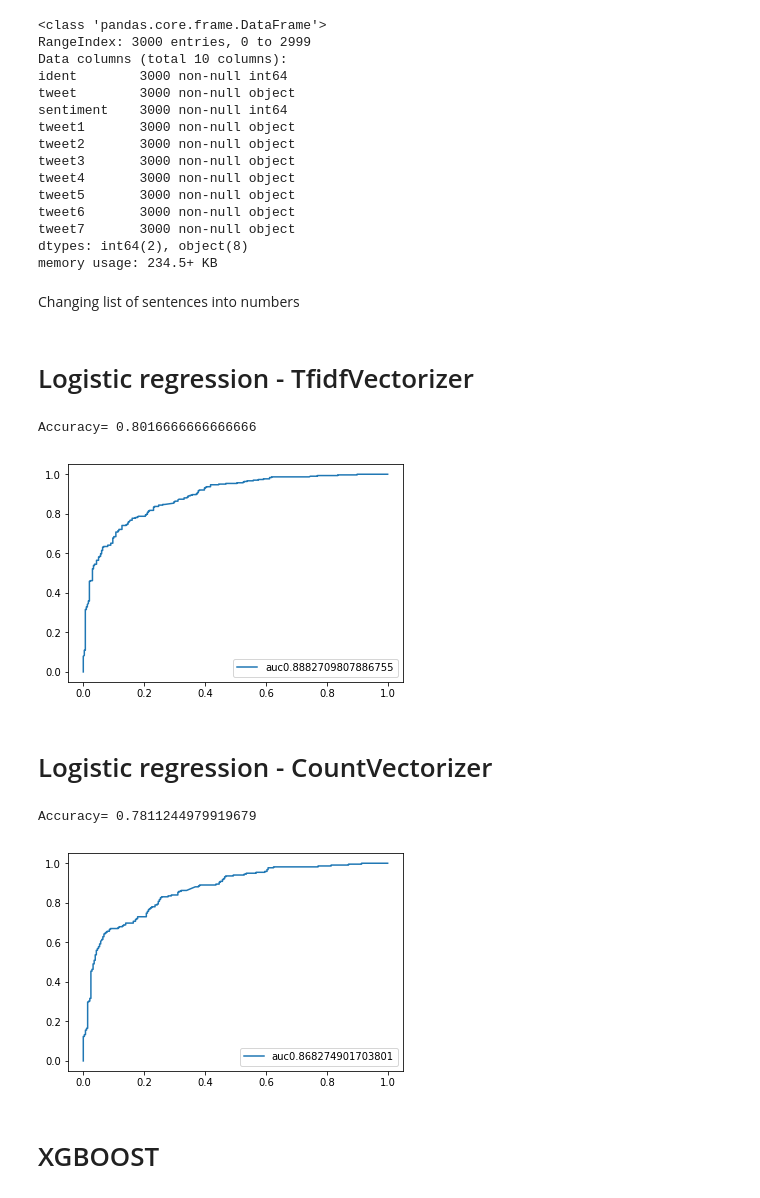
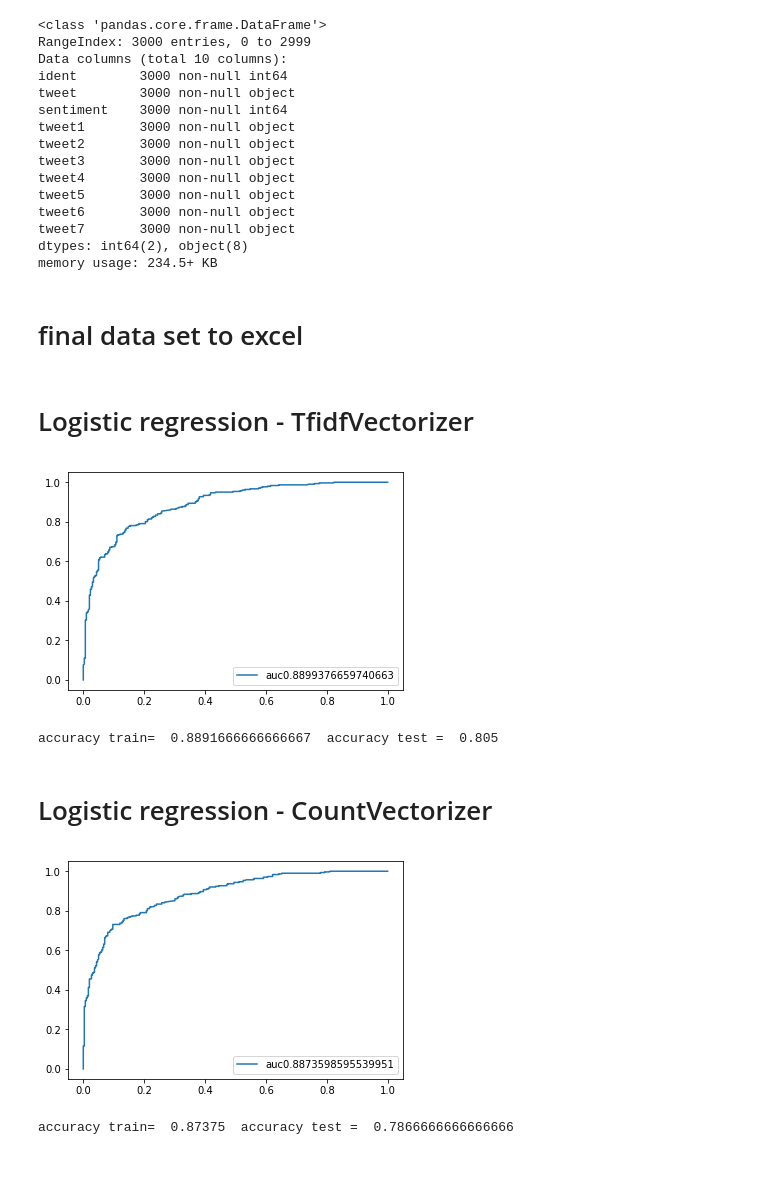
Before and after one commit to wkordas1965/projects, a Jupyter notebook: nlp_tweets.ipynb, the cells around one changed output. Saved outputs shown, nothing was run; the diff lists cells and outputs as text; code cells hidden in the pictures; blank space fills up the shorter version.

```diff
--- a/nlp_tweets.ipynb
+++ b/nlp_tweets.ipynb
@@ -452,8 +452,8 @@ tweet6       3000 non-null object
 tweet7       3000 non-null object
 dtypes: int64(2), object(8)
 memory usage: 234.5+ KB
-# %% [markdown]
-Changing list of sentences into numbers
+# %% [markdown]
+# final data set to excel
 # %%
 dftweets.to_excel('tweets.xlsx')
 # %% [markdown]
@@ -461,30 +461,41 @@ dftweets.to_excel('tweets.xlsx')
 # %%
 from sklearn.feature_extraction.text import TfidfVectorizer
 from sklearn.model_selection import train_test_split
 from sklearn.linear_model import LogisticRegression
 from sklearn import metrics
+from sklearn.metrics import accuracy_score
 
 tfidf = TfidfVectorizer(max_df=0.90, min_df=2, max_features=1000, stop_words='english')
 tfidf_array = tfidf.fit_transform(dftweets['tweet7'])
 
 
 xtrain, xtest, ytrain, ytest = train_test_split(tfidf_array, dftweets['sentiment'], random_state=42, test_size=0.2)
+X_train = xtrain.toarray()
+y_train = ytrain.values
+X_test = xtest.toarray()
+y_test = ytest.values
+
 logreg = LogisticRegression()
-logreg.fit(xtrain, ytrain)
+logreg.fit(X_train, y_train)
 
-ypred = logreg.predict (xtest)
-print ('Accuracy=',metrics.accuracy_score(ytest,ypred))
+y_pred = logreg.predict (X_test)
 
 
-ypred_proba = logreg.predict_proba(xtest)[::,1]
-fpr,tpr,_ = metrics.roc_curve(ytest,ypred_proba)
-auc = metrics.roc_auc_score (ytest, ypred_proba)
+
+y_pred_proba = logreg.predict_proba(X_test)[::,1]
+fpr,tpr,_ = metrics.roc_curve(y_test,y_pred_proba)
+auc = metrics.roc_auc_score (y_test, y_pred_proba)
 plt.plot (fpr,tpr,label='auc'+str(auc))
 plt.legend(loc=4)
 plt.show()
+
+# sprawdzenie dokladnosci (accuracy)
+accuracy_train = accuracy_score(y_train,logreg.predict(X_train))
+accuracy_test = accuracy_score(y_test,logreg.predict(X_test))
+print ('accuracy train= ', accuracy_train,' accuracy test = ', accuracy_test)
 # %% [output]
+[figure]
-Accuracy= 0.8016666666666666
+accuracy train=  0.8891666666666667  accuracy test =  0.805
-[figure]
 # %% [markdown]
 # Logistic regression - CountVectorizer
 # %%
@@ -496,19 +507,17 @@ from sklearn.metrics import f1_score
 countv = CountVectorizer(max_df=0.90, min_df=2, max_features=1000, stop_words='english')
 bl_array = countv.fit_transform(dftweets['tweet7'])
 
-#xtrain, xtest, ytrain, ytest = train_test_split(bl_array, dftweets['sentiment'], random_state=42, test_size=0.2)
-xtrain = bl_array[:2500]
-xtest = bl_array[2501:2999]
-ytrain = dftweets['sentiment'].tolist()[:2500]
-ytest = dftweets['sentiment'].tolist()[2501:2999]
+xtrain, xtest, ytrain, ytest = train_test_split(bl_array, dftweets['sentiment'], random_state=42, test_size=0.2)
+#xtrain = bl_array[:2500]
+#xtest = bl_array[2501:2999]
+#ytrain = dftweets['sentiment'].tolist()[:2500]
+#ytest = dftweets['sentiment'].tolist()[2501:2999]
 
 
 logreg1 = LogisticRegression()
 logreg1.fit(xtrain, ytrain)
 
 ypred = logreg1.predict (xtest)
-print ('Accuracy=',metrics.accuracy_score(ytest,ypred))
-
 
 ypred_proba = logreg1.predict_proba(xtest)[::,1]
 fpr,tpr,_ = metrics.roc_curve(ytest,ypred_proba)
@@ -516,11 +525,14 @@ auc = metrics.roc_auc_score (ytest, ypred_proba)
 plt.plot (fpr,tpr,label='auc'+str(auc))
 plt.legend(loc=4)
 plt.show()
+
+# sprawdzenie dokladnosci (accuracy)
+accuracy_train = accuracy_score(ytrain,logreg.predict(xtrain))
+accuracy_test = accuracy_score(ytest,logreg.predict(xtest))
+print ('accuracy train= ', accuracy_train,' accuracy test = ', accuracy_test)
 # %% [output]
+[figure, new version]
-Accuracy= 0.7811244979919679
+accuracy train=  0.87375  accuracy test =  0.7866666666666666
-[figure, old version]
-# %% [markdown]
-# XGBOOST
 # %%
 from sklearn.feature_extraction.text import TfidfVectorizer
 from sklearn.model_selection import train_test_split
```
Also changed, not shown: parts of 41 cells of this notebook.
